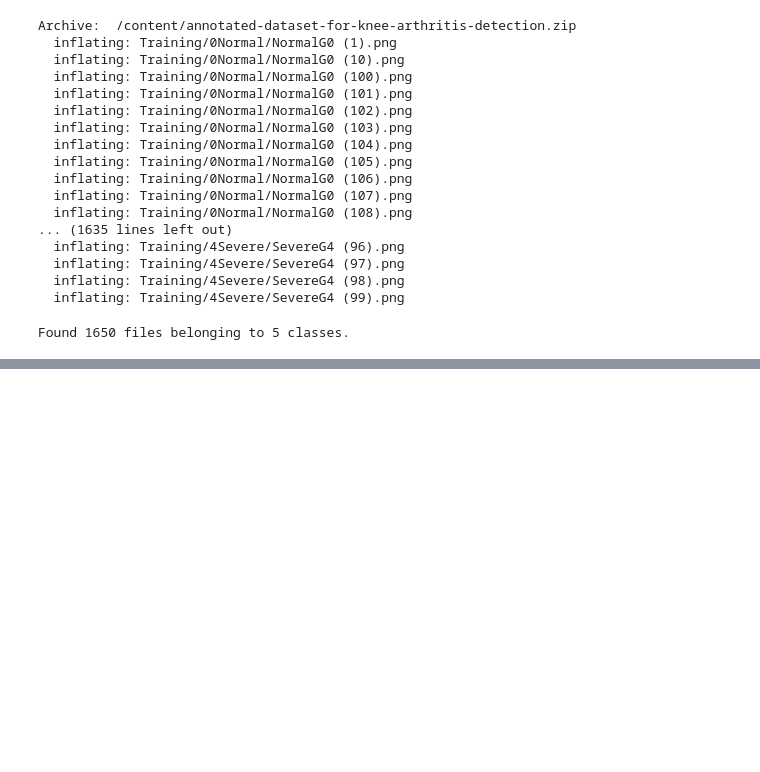
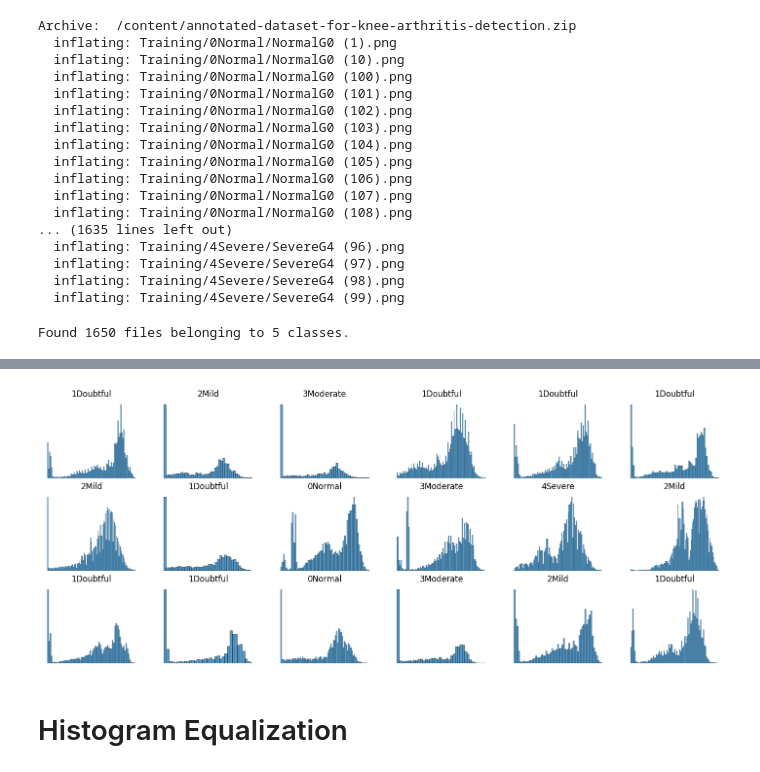
Before and after one commit to ssabrut/knee-arthritis-detection, a Jupyter notebook: Annotated_Dataset_for_Knee_Arthritis_Detection.ipynb, the cells around one changed output, grey strips where cells are left out. Drawn from its saved outputs; the diff is of its cells as text; code cells hidden in the pictures; blank space fills up the shorter version.

```diff
--- a/Annotated_Dataset_for_Knee_Arthritis_Detection.ipynb
+++ b/Annotated_Dataset_for_Knee_Arthritis_Detection.ipynb
@@ -64,0 +69,17 @@ for image, labels in images.take(1):
+# %%
+import seaborn as sns
+
+# plot the histogram from each image to see the pixel distribution
+plt.figure(figsize=(18, 7))
+for image, labels in images.take(1):
+  for i in range(18):
+    ax = plt.subplot(3, 6, i + 1)
+    flat_image = image[i].numpy().flatten().astype("uint8")
+    sns.histplot(flat_image, ax=ax)
+    ax.set_title(class_names[labels[i]])
+    ax.axis("off")
+plt.show()
+# %% [output]
+[figure, added]
+# %% [markdown]
+# Histogram Equalization
```
Also changed, not shown: parts of 6 cells of this notebook.
